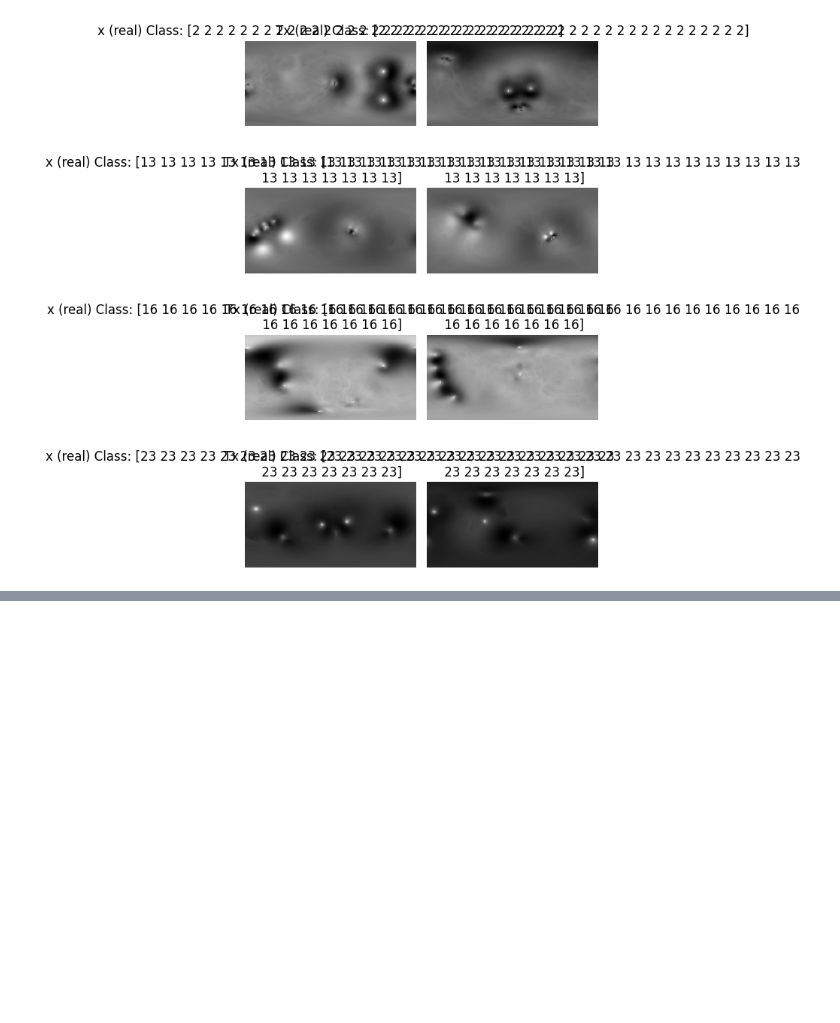
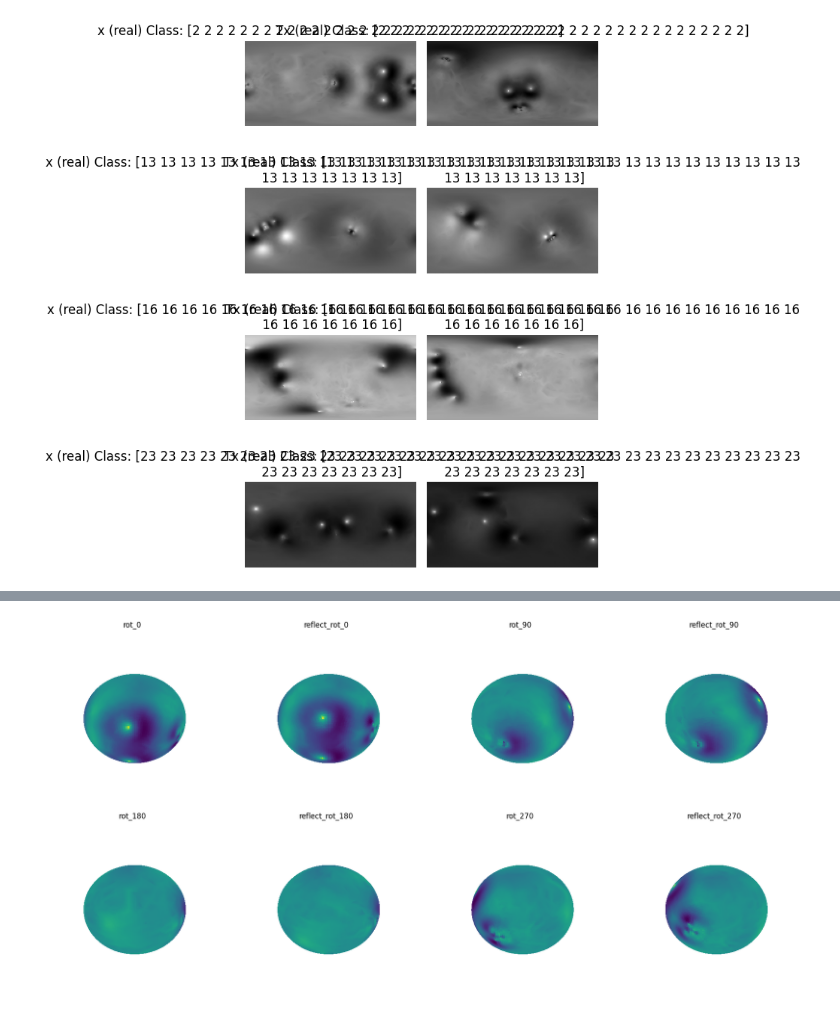
Before and after one commit to rick-ali/neural-isometries, a Jupyter notebook: visualise.ipynb, the cells around one changed output, grey strips where cells are left out. Cells and saved outputs as stored; diff of their text form; code cells hidden in the pictures; blank space fills up the shorter version.

```diff
--- a/visualise.ipynb
+++ b/visualise.ipynb
@@ -61,0 +248,64 @@ plt.show()
+# %%
+import matplotlib.pyplot as plt
+import numpy as np
+from mpl_toolkits.mplot3d import Axes3D
+import tensorflow as tf
+from data.input_pipeline import get_cshrec11
+
+CSHREC11_DIR = "./data/SHREC_11/processed/"
+train_data, test_data, num_classes, (mean, std) = get_cshrec11(CSHREC11_DIR)
+
+NUM_SHAPES = 8
+for batch in train_data.batch(NUM_SHAPES).take(1):
+    for key in ['image', 'shape', 'data']:
+        if key in batch:
+            data = batch[key].numpy()
+            break
+    else:
+        data = list(batch.values())[0].numpy()
+    break
+
+if data.ndim == 5:
+    data = data[0]  # (num_augs, H, W, num_channels)
+
+num_augs, H, W, num_channels = data.shape
+
+# Pick first augmentation and first channel
+x = data[0][..., 0]  # (H, W)
+
+# Spherical coordinates grid
+theta = np.linspace(0, np.pi, H)  # latitude
+phi = np.linspace(0, 2 * np.pi, W)  # longitude
+phi_grid, theta_grid = np.meshgrid(phi, theta)
+
+# Convert to 3D Cartesian coordinates
+X = np.sin(theta_grid) * np.cos(phi_grid)
+Y = np.sin(theta_grid) * np.sin(phi_grid)
+Z = np.cos(theta_grid)
+
+# D_n symmetries (n = 4 for 0, 90, 180, 270)
+def dn_symmetries(x, n):
+    H, W = x.shape
+    syms = []
+    for k in range(n):
+        # Rotation
+        rot = np.roll(x, shift=k*W//n, axis=1)
+        syms.append((f'rot_{k*360//n}', rot))
+        # Reflection + rotation
+        refl = np.flip(rot, axis=0)
+        syms.append((f'reflect_rot_{k*360//n}', refl))
+    return syms
+
+n = 4
+syms = dn_symmetries(x, n)
+
+fig = plt.figure(figsize=(18, 9))
+for i, (name, x_r) in enumerate(syms):
+    ax = fig.add_subplot(2, n, i+1, projection='3d')
+    surf = ax.plot_surface(X, Y, Z, facecolors=plt.cm.viridis((x_r-x_r.min())/(x_r.max()-x_r.min())), rstride=1, cstride=1, antialiased=False, shade=False)
+    ax.set_title(name)
+    ax.set_axis_off()
+plt.tight_layout()
+plt.show()
+# %% [output]
+[figure, added]
```
Also changed, not shown: parts of 5 cells of this notebook, 4 other files.
